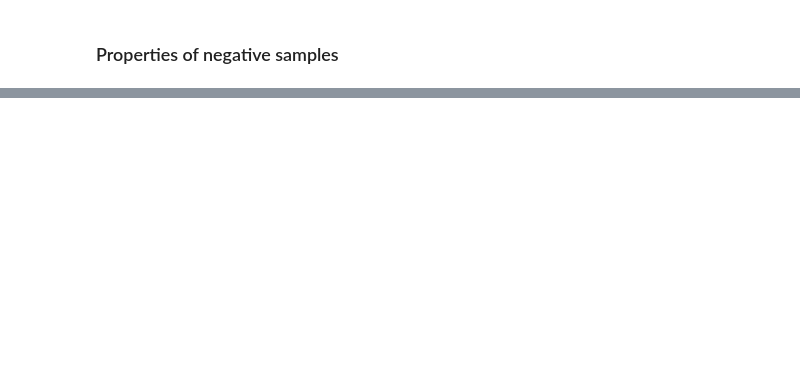
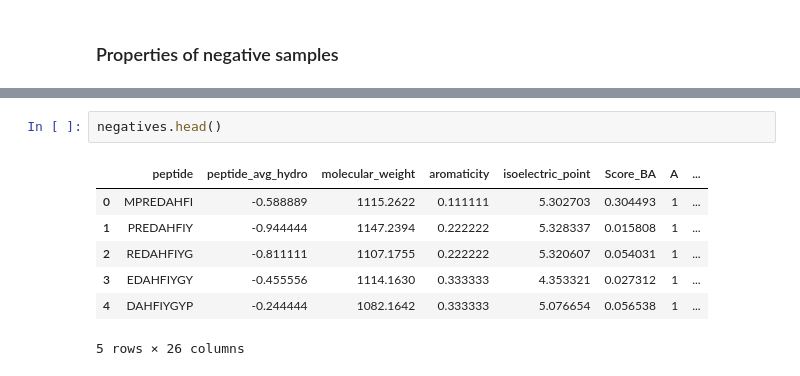
Before and after one commit to Inline6ix/capstone, a Jupyter notebook: capstone.ipynb, the cells around one changed output, grey strips where cells are left out. Drawn from its saved outputs; the diff is of its cells as text; blank space fills up the shorter version.

```diff
--- a/capstone.ipynb
+++ b/capstone.ipynb
@@ -341,0 +417,10 @@ print(5)
+# %%
+negatives.head()
+# %% [output]
+|  | peptide | peptide_avg_hydro | molecular_weight | aromaticity | isoelectric_point | Score_BA | A | ... |
+| 0 | MPREDAHFI | -0.588889 | 1115.2622 | 0.111111 | 5.302703 | 0.304493 | 1 | ... |
+| 1 | PREDAHFIY | -0.944444 | 1147.2394 | 0.222222 | 5.328337 | 0.015808 | 1 | ... |
+| 2 | REDAHFIYG | -0.811111 | 1107.1755 | 0.222222 | 5.320607 | 0.054031 | 1 | ... |
+| 3 | EDAHFIYGY | -0.455556 | 1114.1630 | 0.333333 | 4.353321 | 0.027312 | 1 | ... |
+| 4 | DAHFIYGYP | -0.244444 | 1082.1642 | 0.333333 | 5.076654 | 0.056538 | 1 | ... |
+5 rows × 26 columns
```
Also changed, not shown: parts of 37 cells of this notebook, 14 other files.
